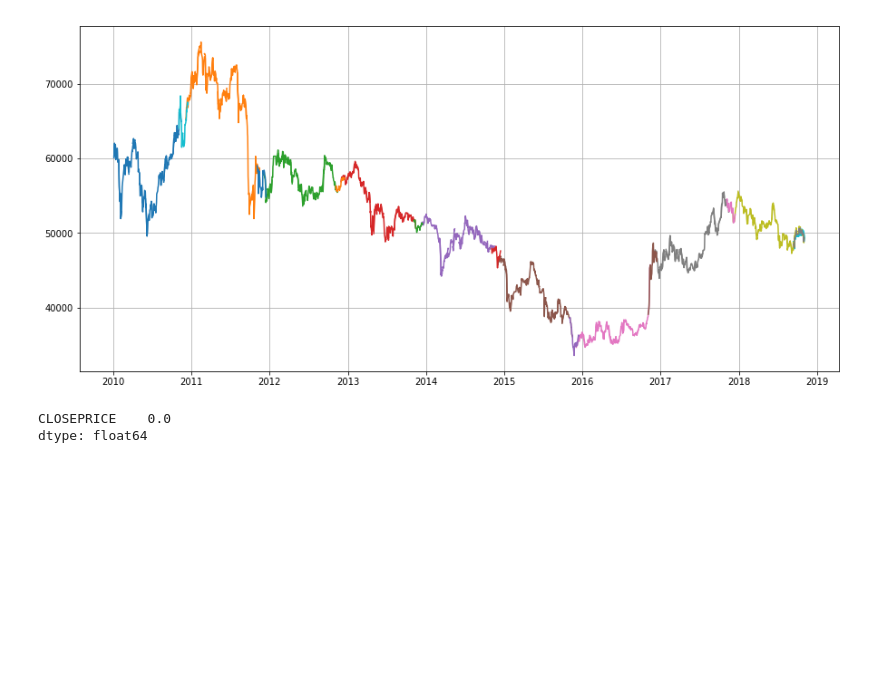
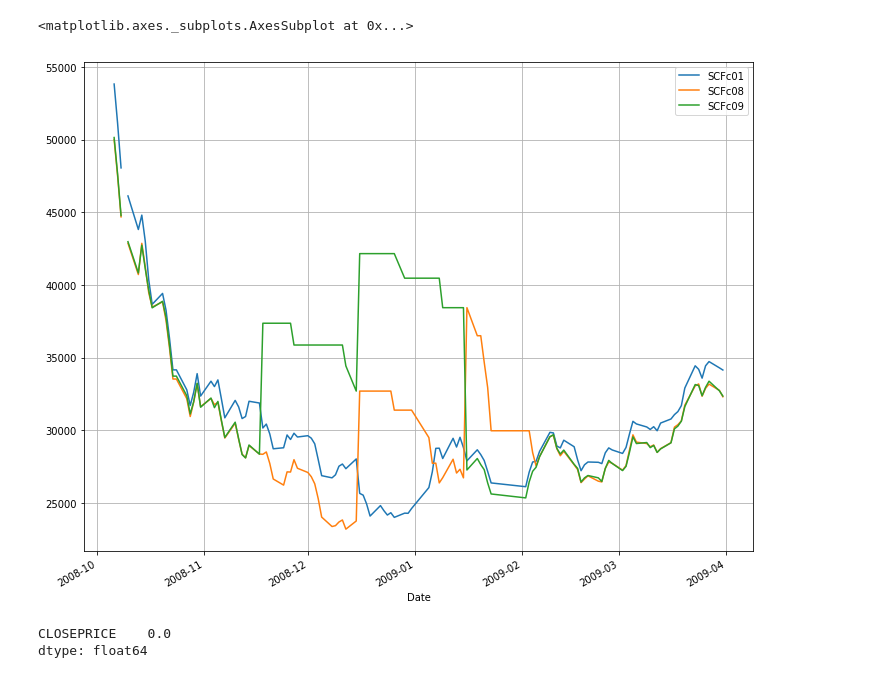
Before and after one commit to dperep01/bbk, a Jupyter notebook: SCF forward curves.ipynb, the cells around one changed output. Drawn from its saved outputs; the diff is of its cells as text; code cells hidden in the pictures; blank space fills up the shorter version.

```diff
--- a/SCF forward curves.ipynb
+++ b/SCF forward curves.ipynb
@@ -1,23 +1,9 @@
-# %%
-from matplotlib import pylab as plt
-fig, ax = plt.subplots(figsize=(15,7))
-df = pd.read_csv('SCF.csv', parse_dates=['Trade Date'], infer_datetime_format=True)[['RIC', 'Trade Date', 'Universal Close Price']]
-df = df[df['Trade Date'] > '2010-1-1']
-for name, group in df.groupby('RIC').tail(30).groupby('RIC'):
-    ax.plot(group['Trade Date'], group['Universal Close Price'], label=name)
-#ax.legend()
-ax.grid()
-
-#.tail(3).groupby('RIC').plot(x='Trade Date', y='Universal Close Price',ax=ax, marker='.', legend=True, grid=True)
-#df.groupby('RIC').plot(y='Open', ax=ax)
-#df[df.RIC=='SCFF0'].plot(x='Trade Date', y='Universal Close Price', ax=ax, grid=True)
-
-#df = df.groupby('RIC').apply(lambda x: x.set_index('Trade Date').resample('1D').first())
-
-#df = df.groupby('RIC', as_index=True).max()
-#df[df.index=='SCFF9']
-# %% [output]
-[figure, removed]
+# %%
+df = pd.read_pickle('data/SCFc-fc-px')['2008-10':'2009-3'][['SCFc01', 'SCFc08','SCFc09']]
+df.plot(figsize=(12,10), grid=True)
+# %% [output]
+<matplotlib.axes._subplots.AxesSubplot at 0x...>
+[figure, added]
 # %%
 df = pd.read_csv('/Users/xren/SCF.csv', parse_dates=['Dates'], infer_datetime_format=True, index_col=0)
 df = df[['CLOSEPRICE']]
```
Also changed, not shown: 19 other files.
